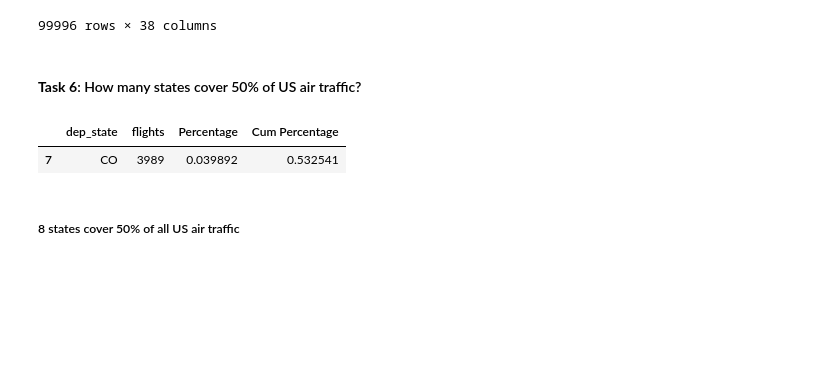
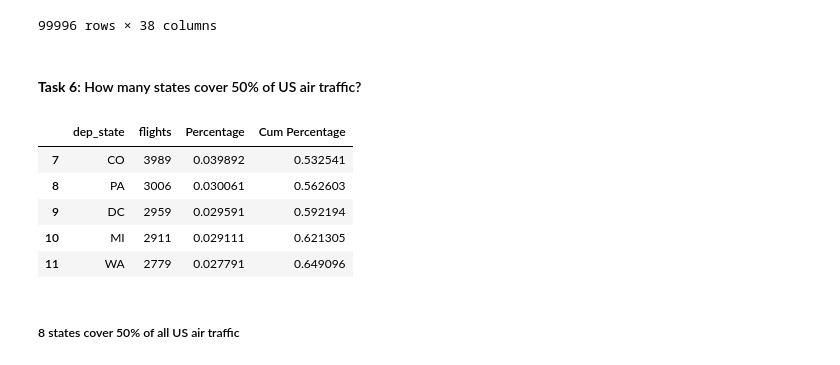
Before and after one commit to Waleed-Alfaris/Mid_Term_Project_I-NYC-Flight-Data-, a Jupyter notebook: Data Exploration/Waleed/exploratory_analysis.ipynb, the cells around one changed output. Saved outputs shown, nothing was run; the diff lists cells and outputs as text; code cells hidden in the pictures; blank space fills up the shorter version.

```diff
--- a/Data Exploration/Waleed/exploratory_analysis.ipynb
+++ b/Data Exploration/Waleed/exploratory_analysis.ipynb
@@ -779,24 +779,28 @@ for row in range(len(flights_sample)):
 # %%
 air_traffic_by_state = pd.DataFrame({'dep_state': or_state, 'dest_state': dest_state})
 air_traffic_by_state['flights'] = 1
 air_traffic_dep_state = air_traffic_by_state.groupby(by=['dep_state']).sum().sort_values(by=['flights'], ascending=False)
 air_traffic_dep_state['Percentage'] = air_traffic_dep_state['flights']/air_traffic_dep_state.sum().values[0]
 air_traffic_dep_state.reset_index(inplace=True)
 
 cum_per_list = []
 cum_per = 0
 
 for row in range(len(air_traffic_dep_state)):
     cum_per += air_traffic_dep_state['Percentage'][row]
     cum_per_list.append(cum_per)
 
 
 air_traffic_dep_state['Cum Percentage'] = cum_per_list
 air_traffic_dep_state
-air_traffic_dep_state.loc[air_traffic_dep_state['Cum Percentage'] >= 0.5].head(1)
+air_traffic_dep_state.loc[air_traffic_dep_state['Cum Percentage'] >= 0.5].head()
 # %% [output]
 |  | dep_state | flights | Percentage | Cum Percentage |
 | 7 | CO | 3989 | 0.039892 | 0.532541 |
+| 8 | PA | 3006 | 0.030061 | 0.562603 |
+| 9 | DC | 2959 | 0.029591 | 0.592194 |
+| 10 | MI | 2911 | 0.029111 | 0.621305 |
+| 11 | WA | 2779 | 0.027791 | 0.649096 |
 # %% [markdown]
 ##### 8 states cover 50% of all US air traffic
 # %% [markdown]
```
Also changed, not shown: parts of 4 cells of this notebook, 2 other files.
